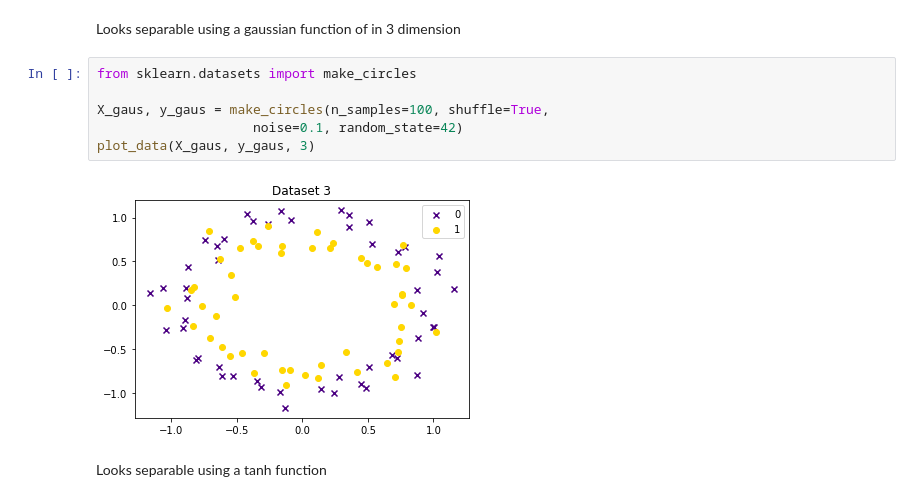
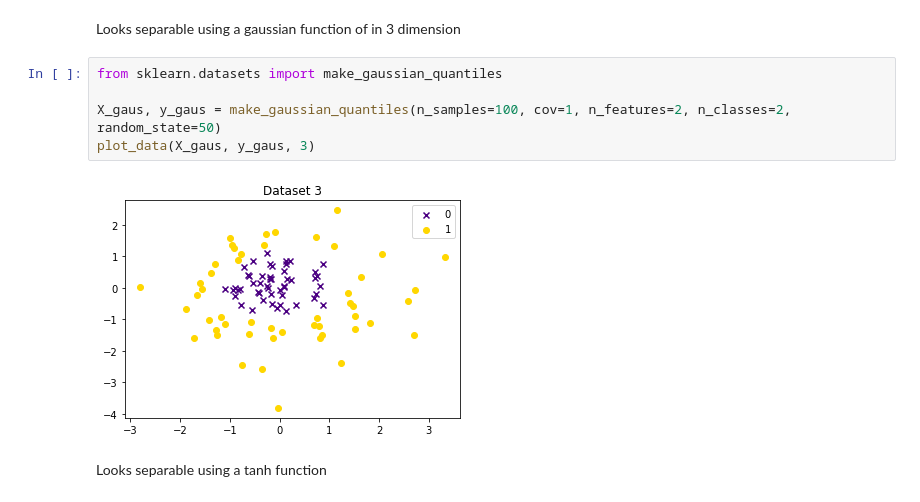
Before and after one commit to wookyung-lee/svmBT, a Jupyter notebook: comparison_w_fake_data/main.ipynb, the cells around one changed output. Saved outputs shown, nothing was run; the diff lists cells and outputs as text.

```diff
--- a/comparison_w_fake_data/main.ipynb
+++ b/comparison_w_fake_data/main.ipynb
@@ -63,13 +63,12 @@ plot_data(X_poly, y_poly, 2)
 # %% [markdown]
 Looks separable using a gaussian function of in 3 dimension
 # %%
-from sklearn.datasets import make_circles
+from sklearn.datasets import make_gaussian_quantiles
 
-X_gaus, y_gaus = make_circles(n_samples=100, shuffle=True,
-                    noise=0.1, random_state=42)
+X_gaus, y_gaus = make_gaussian_quantiles(n_samples=100, cov=1, n_features=2, n_classes=2, random_state=50)
 plot_data(X_gaus, y_gaus, 3)
 # %% [output]
-[figure, old version]
+[figure, new version]
 # %% [markdown]
 Looks separable using a tanh function
 # %%
```
Also changed, not shown: parts of 31 cells of this notebook, 13 other files.
